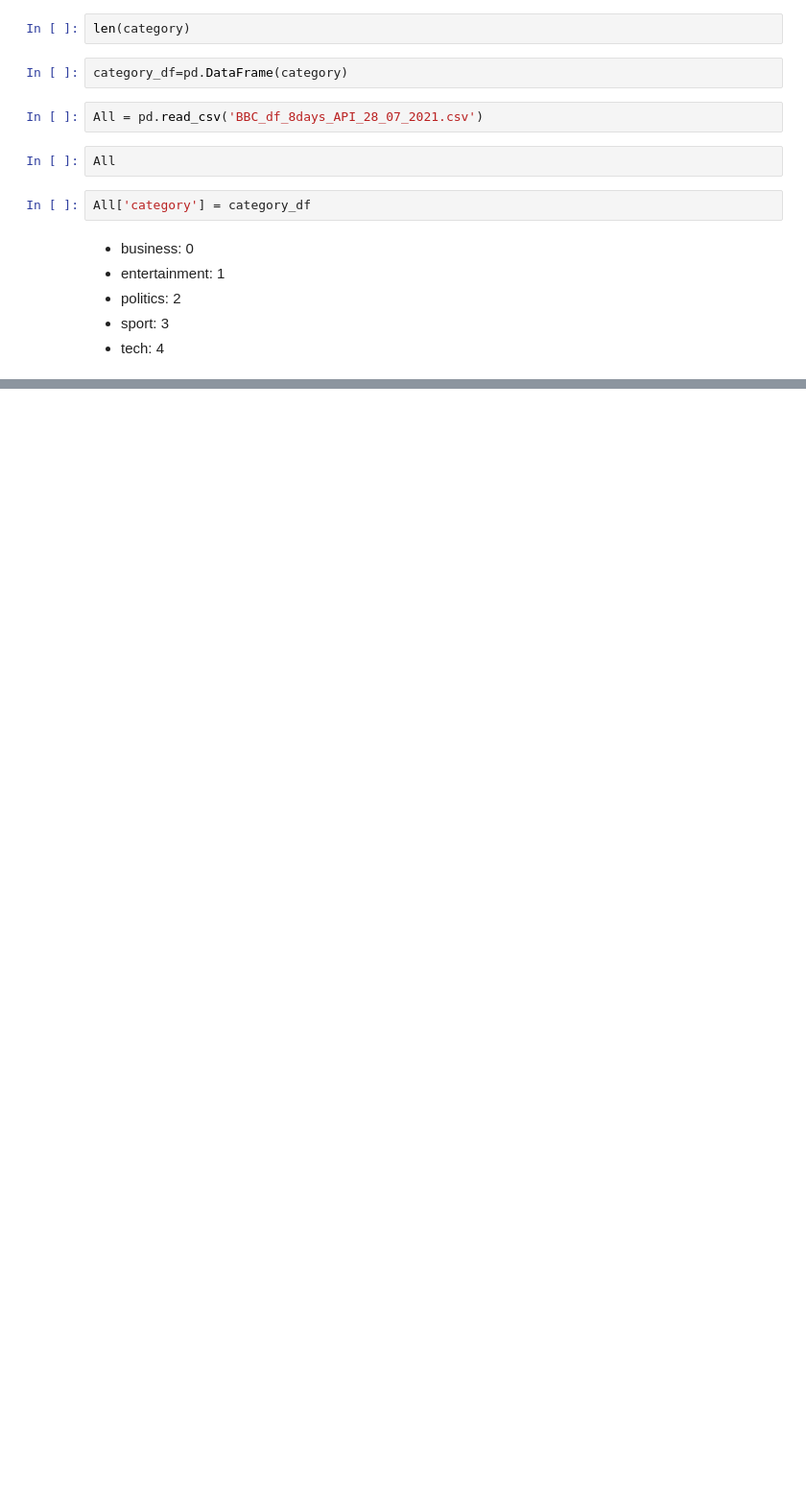
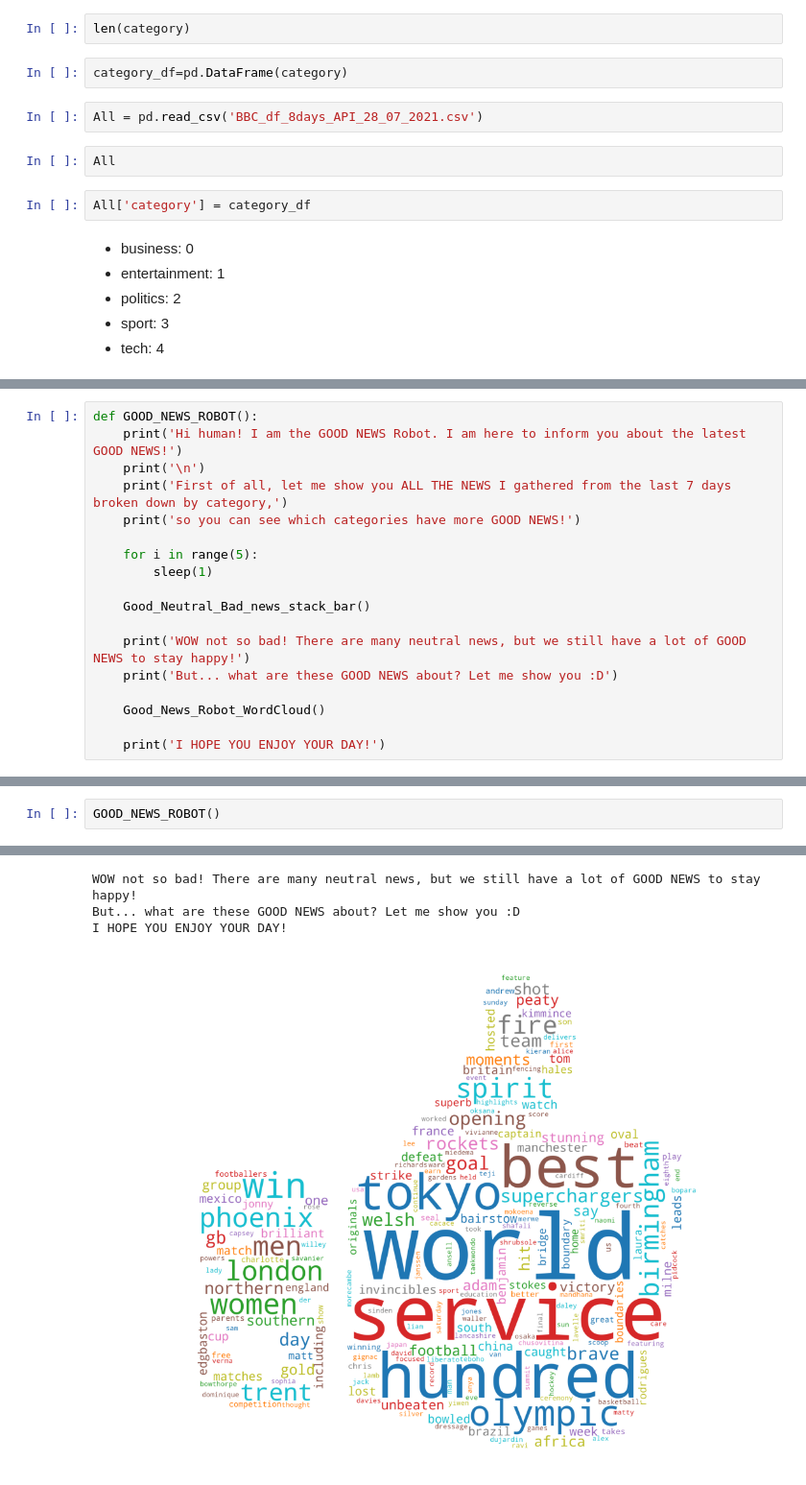
Before and after one commit to Annbeele/IRONHACK_FINAL_PROJECT, a Jupyter notebook: FINAL PROJECT - Good News Robot/Good News Robot.ipynb, the cells around one changed output, grey strips where cells are left out. Shown: that part at 96% size. Cells and saved outputs as stored; diff of their text form; blank space fills up the shorter version.

```diff
--- a/FINAL PROJECT - Good News Robot/Good News Robot.ipynb
+++ b/FINAL PROJECT - Good News Robot/Good News Robot.ipynb
@@ -639,0 +635,18 @@ All['category'] = category_df
+# %%
+def GOOD_NEWS_ROBOT():
+    print('Hi human! I am the GOOD NEWS Robot. I am here to inform you about the latest GOOD NEWS!')
+    print('\n')
+    print('First of all, let me show you ALL THE NEWS I gathered from the last 7 days broken down by category,')
+    print('so you can see which categories have more GOOD NEWS!')
+
+    for i in range(5):
+        sleep(1)
+
+    Good_Neutral_Bad_news_stack_bar()
+
+    print('WOW not so bad! There are many neutral news, but we still have a lot of GOOD NEWS to stay happy!')
+    print('But... what are these GOOD NEWS about? Let me show you :D')
+
+    Good_News_Robot_WordCloud()
+
+    print('I HOPE YOU ENJOY YOUR DAY!')
@@ -639,0 +657,3 @@ All['category'] = category_df
+# %%
+GOOD_NEWS_ROBOT()
+# %% [output]
@@ -639,0 +666,4 @@ All['category'] = category_df
+WOW not so bad! There are many neutral news, but we still have a lot of GOOD NEWS to stay happy!
+But... what are these GOOD NEWS about? Let me show you :D
+I HOPE YOU ENJOY YOUR DAY!
+[figure, added]
```
Also changed, not shown: parts of 89 cells of this notebook, 28 other files.
